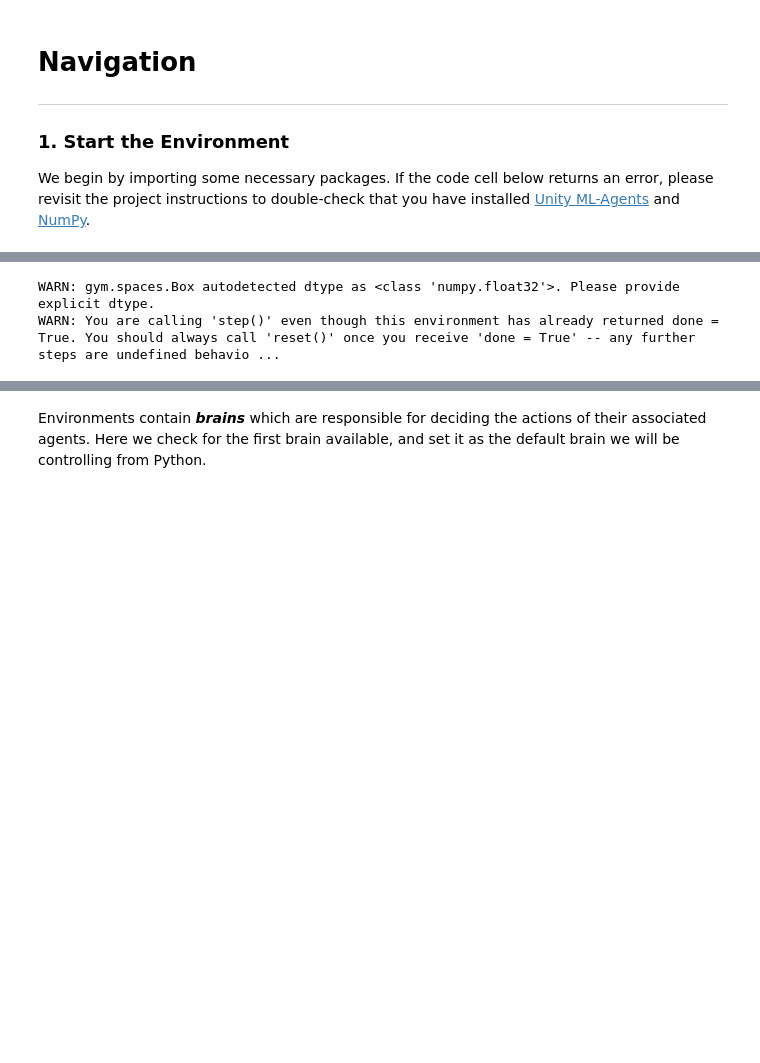
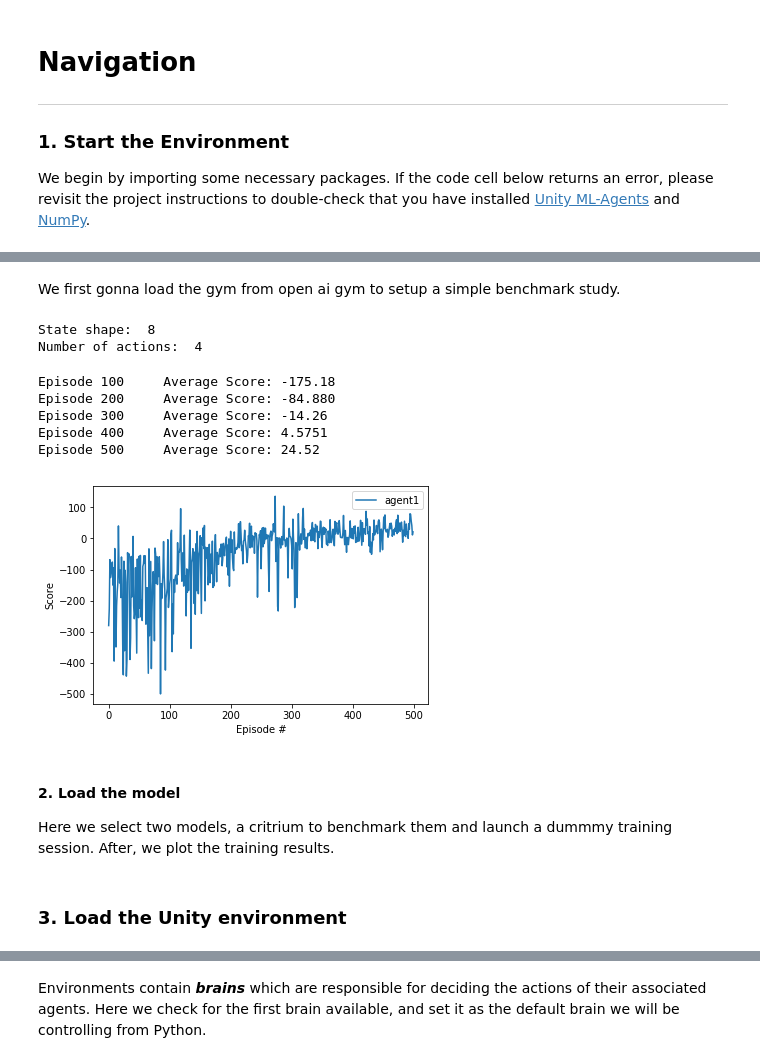
Before and after one commit to tessavdheiden/deep-rl-udacity, a Jupyter notebook: Report.ipynb, the cells around one changed output, grey strips where cells are left out. Drawn from its saved outputs; the diff is of its cells as text; code cells hidden in the pictures; blank space fills up the shorter version.

```diff
--- a/Report.ipynb
+++ b/Report.ipynb
@@ -21,13 +22,62 @@ print(np.__version__)
-# %%
-import gym
-env = gym.make('CartPole-v0')
-env.reset()
-env.render()
-for i in range(1000):
-    env.step(env.action_space.sample())
-# %% [output]
-WARN: gym.spaces.Box autodetected dtype as <class 'numpy.float32'>. Please provide explicit dtype.
-WARN: You are calling 'step()' even though this environment has already returned done = True. You should always call 'reset()' once you receive 'done = True' -- any further steps are undefined behavio ...
+# %% [markdown]
+We first gonna load the gym from open ai gym to setup a simple benchmark study.
+# %%
+import gym
+
+env = gym.make('LunarLander-v2')
+
+seed = 0
+env.seed(seed)
+action_size = env.action_space.n
+state_size = env.observation_space.shape[0]
+
+print('State shape: ', state_size)
+print('Number of actions: ', action_size)
+# %% [output]
+State shape:  8
+Number of actions:  4
+# %%
+import inspect
+
+def get_var_name(var):
+    callers_local_vars = inspect.currentframe().f_back.f_locals.items()
+    name = [k for k, v in callers_local_vars if v is var]
+    return name[0]
+# %%
+from models.dqn_agent import DQNAgent
+
+agent1 = DQNAgent(state_size, action_size, seed, network_type='linear')
+agent2 = DQNAgent(state_size, action_size, seed, network_type='lstm')
+
+from training.q_learning import dqn
+n_episodes = 500
+max_t = 200
+
+scores1 = dqn(agent1, env, n_episodes, max_t)
+#scores2 = dqn(agent2, env, n_episodes, max_t)
+
+# plot the scores
+fig = plt.figure()
+ax = fig.add_subplot(111)
+plt.plot(np.arange(len(scores1)), scores1, label=get_var_name(agent1))
+#plt.plot(np.arange(len(scores2)), scores2, label=get_var_name(agent2))
+plt.legend()
+plt.ylabel('Score')
+plt.xlabel('Episode #')
+plt.show()
+# %% [output]
+Episode 100     Average Score: -175.18
+Episode 200     Average Score: -84.880
+Episode 300     Average Score: -14.26
+Episode 400     Average Score: 4.5751
+Episode 500     Average Score: 24.52
+[figure, added]
+# %% [markdown]
+#### 2. Load the model
+
+Here we select two models, a critrium to benchmark them and launch a dummmy training session. After, we plot the training results.
+# %% [markdown]
+### 3. Load the Unity environment
 # %%
 from unityagents import UnityEnvironment
 import numpy as np
```
Also changed, not shown: parts of 6 cells of this notebook.
